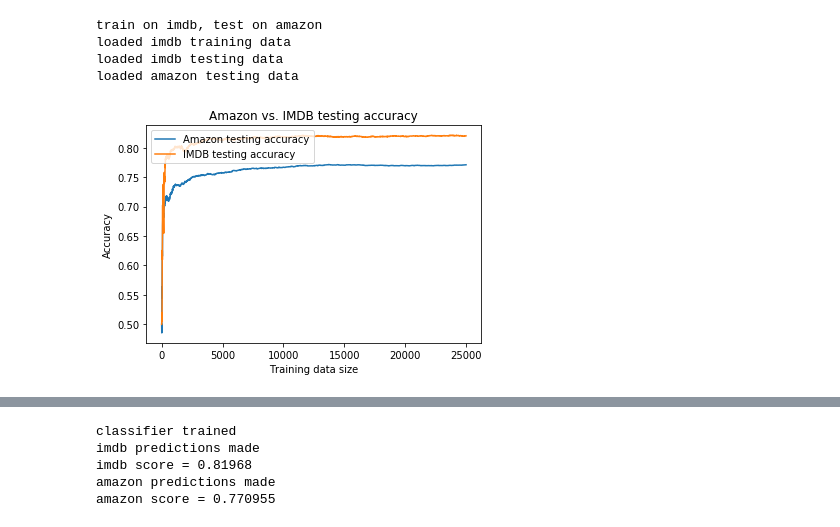
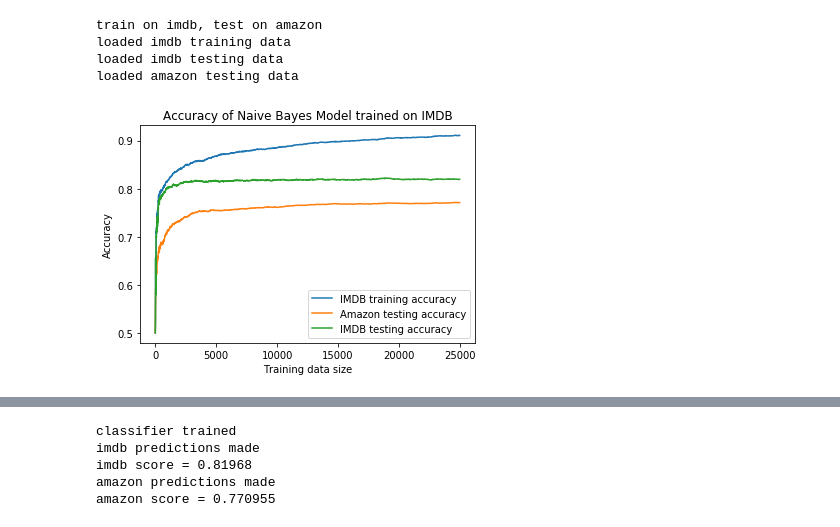
Before and after one commit to ninatchang/CIS519-final-project, a Jupyter notebook: naive_bayes.ipynb, the cells around one changed output, grey strips where cells are left out. Drawn from its saved outputs; the diff is of its cells as text; code cells hidden in the pictures.

```diff
--- a/naive_bayes.ipynb
+++ b/naive_bayes.ipynb
@@ -201,7 +220,17 @@ loaded imdb training data
 loaded imdb testing data
 loaded amazon testing data
 # %%
-x1, amazon_testing_score1, imdb_testing_score1 = run_naive_bayes(imdb_training_x, imdb_training_y, amazon_testing_x, amazon_testing_y, imdb_testing_x, imdb_testing_y)
+x1, training_score1, amazon_testing_score1, imdb_testing_score1 = run_naive_bayes(imdb_training_x, imdb_training_y, amazon_testing_x, amazon_testing_y, imdb_testing_x, imdb_testing_y)
-# %% [output]
-[figure, removed]
+# %%
+plt.plot(x1, training_score1)
+plt.plot(x1, amazon_testing_score1)
+plt.plot(x1, imdb_testing_score1)
+
+plt.legend(['IMDB training accuracy', 'Amazon testing accuracy', 'IMDB testing accuracy'], loc='lower right')
+plt.title('Accuracy of Naive Bayes Model trained on IMDB')
+plt.ylabel('Accuracy')
+plt.xlabel('Training data size')
+plt.show()
+# %% [output]
+[figure, added]
 # %%
```
Also changed, not shown: parts of 7 cells of this notebook.
